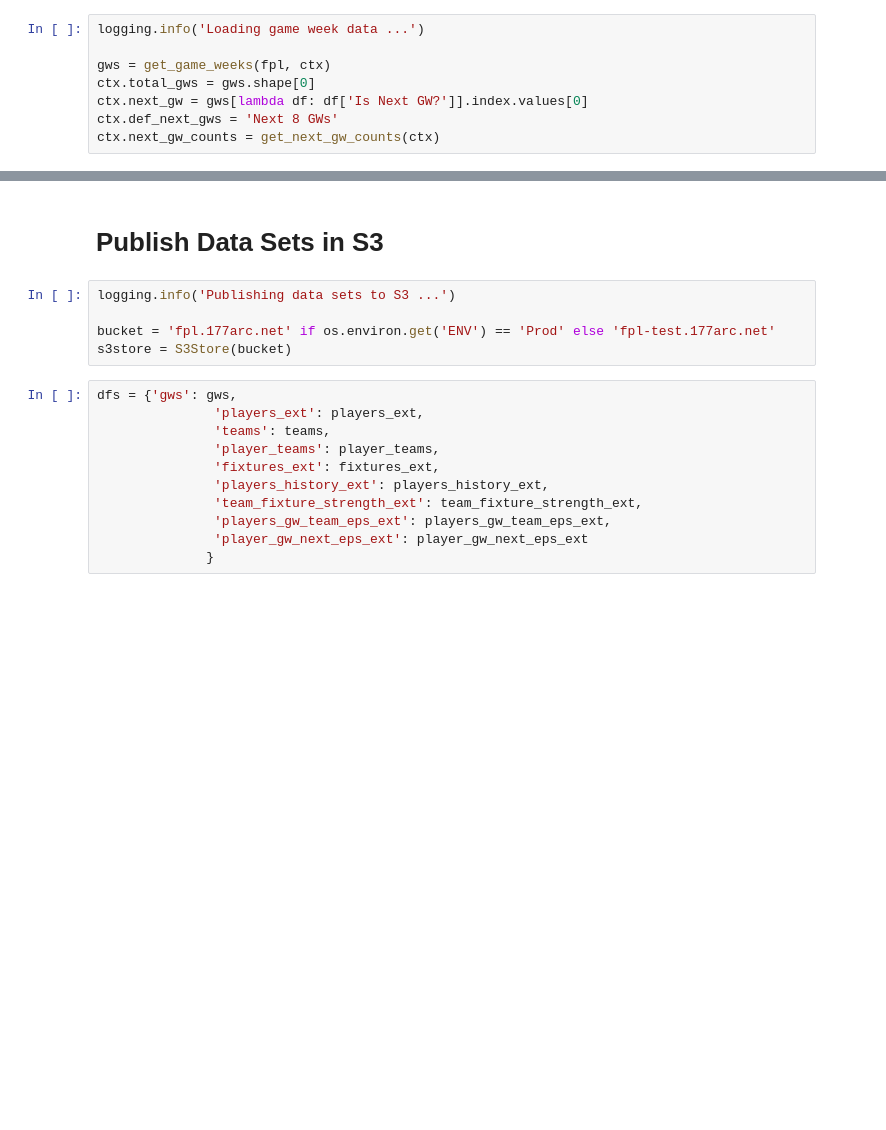
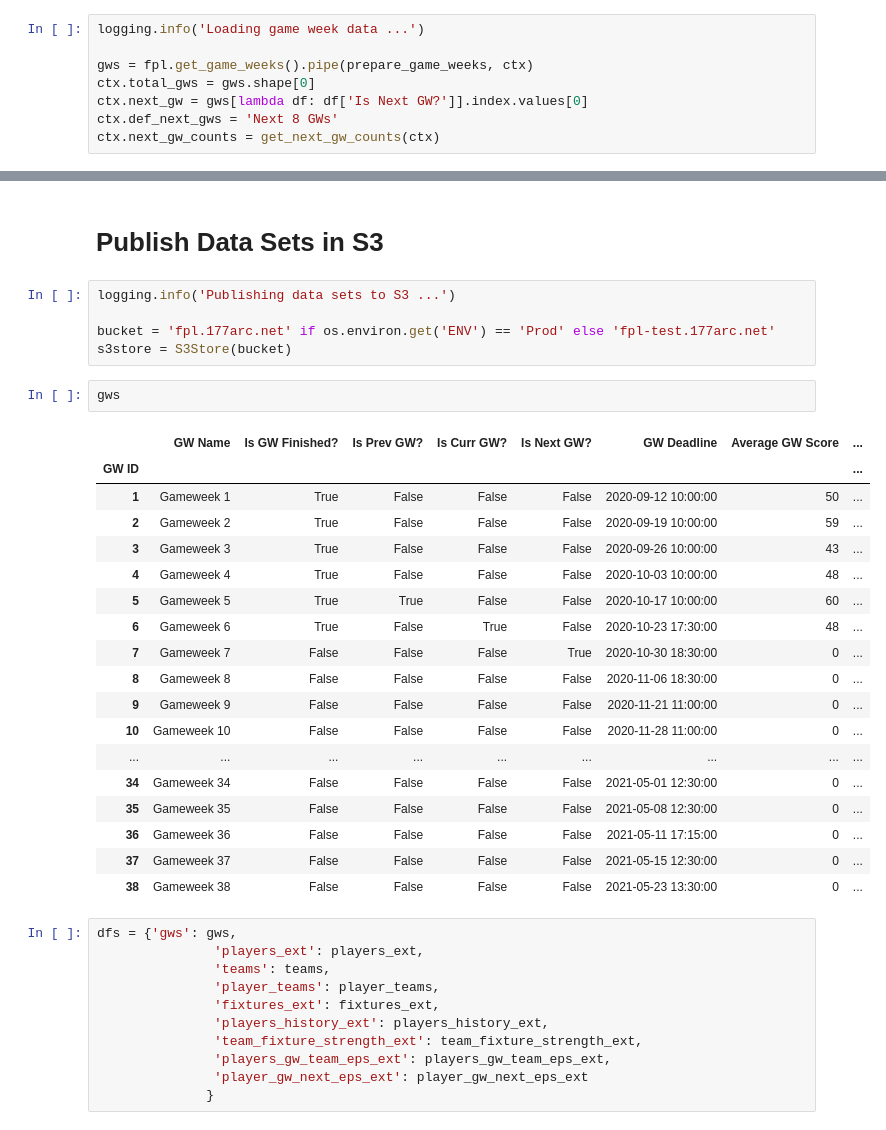
Before and after one commit to 177arc/fpl-data, a Jupyter notebook: prep_data.ipynb, the cells around one changed output, grey strips where cells are left out. Saved outputs shown, nothing was run; the diff lists cells and outputs as text; blank space fills up the shorter version.

Commit message:
Added more game week data set definitions.

```diff
--- a/prep_data.ipynb
+++ b/prep_data.ipynb
@@ -81,7 +81,7 @@ The data frame contains one row for each game week for the current season.
 # %%
 logging.info('Loading game week data ...')
 
-gws = get_game_weeks(fpl, ctx)
+gws = fpl.get_game_weeks().pipe(prepare_game_weeks, ctx)
 ctx.total_gws = gws.shape[0]
 ctx.next_gw = gws[lambda df: df['Is Next GW?']].index.values[0]
 ctx.def_next_gws = 'Next 8 GWs'
@@ -234,6 +291,27 @@ logging.info('Publishing data sets to S3 ...')
 
 bucket = 'fpl.177arc.net' if os.environ.get('ENV') == 'Prod' else 'fpl-test.177arc.net'
 s3store = S3Store(bucket)
+# %%
+gws
+# %% [output]
+|  | GW Name | Is GW Finished? | Is Prev GW? | Is Curr GW? | Is Next GW? | GW Deadline | Average GW Score | ... |
+| GW ID |  |  |  |  |  |  |  | ... |
+| 1 | Gameweek 1 | True | False | False | False | 2020-09-12 10:00:00 | 50 | ... |
+| 2 | Gameweek 2 | True | False | False | False | 2020-09-19 10:00:00 | 59 | ... |
+| 3 | Gameweek 3 | True | False | False | False | 2020-09-26 10:00:00 | 43 | ... |
+| 4 | Gameweek 4 | True | False | False | False | 2020-10-03 10:00:00 | 48 | ... |
+| 5 | Gameweek 5 | True | True | False | False | 2020-10-17 10:00:00 | 60 | ... |
+| 6 | Gameweek 6 | True | False | True | False | 2020-10-23 17:30:00 | 48 | ... |
+| 7 | Gameweek 7 | False | False | False | True | 2020-10-30 18:30:00 | 0 | ... |
+| 8 | Gameweek 8 | False | False | False | False | 2020-11-06 18:30:00 | 0 | ... |
+| 9 | Gameweek 9 | False | False | False | False | 2020-11-21 11:00:00 | 0 | ... |
+| 10 | Gameweek 10 | False | False | False | False | 2020-11-28 11:00:00 | 0 | ... |
+| ... | ... | ... | ... | ... | ... | ... | ... | ... |
+| 34 | Gameweek 34 | False | False | False | False | 2021-05-01 12:30:00 | 0 | ... |
+| 35 | Gameweek 35 | False | False | False | False | 2021-05-08 12:30:00 | 0 | ... |
+| 36 | Gameweek 36 | False | False | False | False | 2021-05-11 17:15:00 | 0 | ... |
+| 37 | Gameweek 37 | False | False | False | False | 2021-05-15 12:30:00 | 0 | ... |
+| 38 | Gameweek 38 | False | False | False | False | 2021-05-23 13:30:00 | 0 | ... |
 # %%
 dfs = {'gws': gws,
                'players_ext': players_ext,
```
Also changed, not shown: parts of 7 cells of this notebook, 1 other file.
